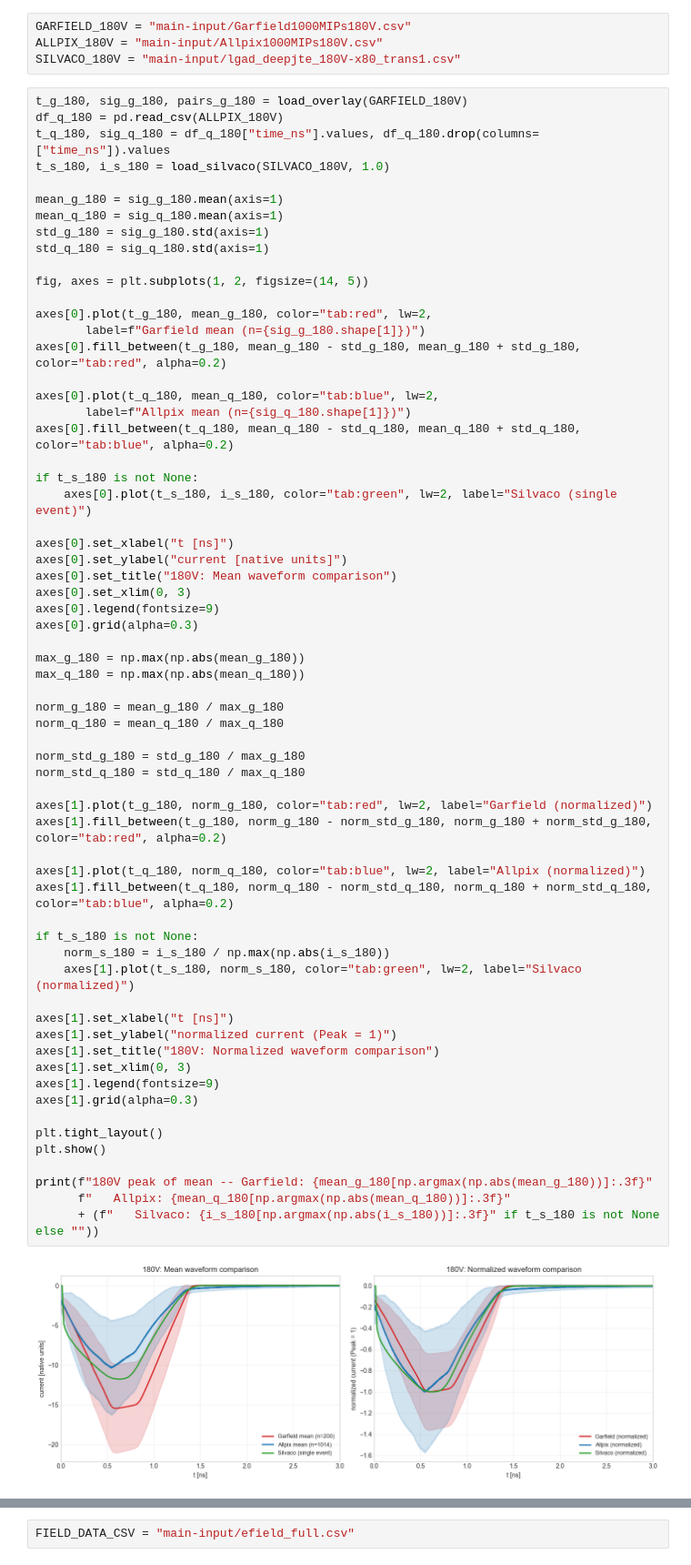
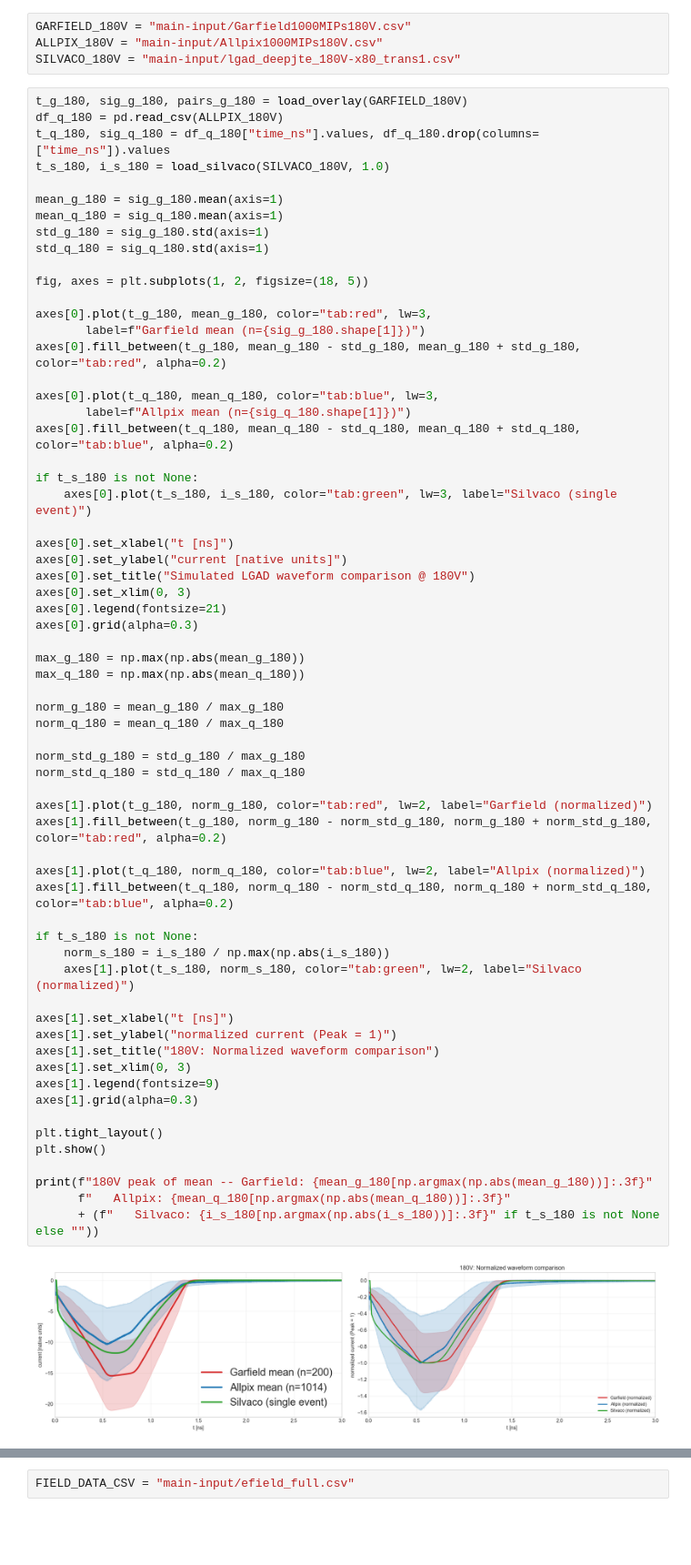
Before and after one commit to ahaines561/Garfieldpp-analysis, a Jupyter notebook: main.ipynb, the cells around one changed output, grey strips where cells are left out. Shown at 91% size. Saved outputs shown, nothing was run; the diff lists cells and outputs as text; blank space fills up the shorter version.

Commit message:
landau plot for 150V and 180V

```diff
--- a/main.ipynb
+++ b/main.ipynb
@@ -261,24 +264,24 @@ mean_q_180 = sig_q_180.mean(axis=1)
 std_g_180 = sig_g_180.std(axis=1)
 std_q_180 = sig_q_180.std(axis=1)
 
-fig, axes = plt.subplots(1, 2, figsize=(14, 5))
+fig, axes = plt.subplots(1, 2, figsize=(18, 5))
 
-axes[0].plot(t_g_180, mean_g_180, color="tab:red", lw=2,
+axes[0].plot(t_g_180, mean_g_180, color="tab:red", lw=3,
        label=f"Garfield mean (n={sig_g_180.shape[1]})")
 axes[0].fill_between(t_g_180, mean_g_180 - std_g_180, mean_g_180 + std_g_180, color="tab:red", alpha=0.2)
 
-axes[0].plot(t_q_180, mean_q_180, color="tab:blue", lw=2,
+axes[0].plot(t_q_180, mean_q_180, color="tab:blue", lw=3,
        label=f"Allpix mean (n={sig_q_180.shape[1]})")
 axes[0].fill_between(t_q_180, mean_q_180 - std_q_180, mean_q_180 + std_q_180, color="tab:blue", alpha=0.2)
 
 if t_s_180 is not None:
-    axes[0].plot(t_s_180, i_s_180, color="tab:green", lw=2, label="Silvaco (single event)")
+    axes[0].plot(t_s_180, i_s_180, color="tab:green", lw=3, label="Silvaco (single event)")
 
 axes[0].set_xlabel("t [ns]")
 axes[0].set_ylabel("current [native units]")
-axes[0].set_title("180V: Mean waveform comparison")
+axes[0].set_title("Simulated LGAD waveform comparison @ 180V")
 axes[0].set_xlim(0, 3)
-axes[0].legend(fontsize=9)
+axes[0].legend(fontsize=21)
 axes[0].grid(alpha=0.3)
 
 max_g_180 = np.max(np.abs(mean_g_180))
@@ -287,34 +290,34 @@ max_q_180 = np.max(np.abs(mean_q_180))
 norm_g_180 = mean_g_180 / max_g_180
 norm_q_180 = mean_q_180 / max_q_180
 
 norm_std_g_180 = std_g_180 / max_g_180
 norm_std_q_180 = std_q_180 / max_q_180
 
 axes[1].plot(t_g_180, norm_g_180, color="tab:red", lw=2, label="Garfield (normalized)")
 axes[1].fill_between(t_g_180, norm_g_180 - norm_std_g_180, norm_g_180 + norm_std_g_180, color="tab:red", alpha=0.2)
 
 axes[1].plot(t_q_180, norm_q_180, color="tab:blue", lw=2, label="Allpix (normalized)")
 axes[1].fill_between(t_q_180, norm_q_180 - norm_std_q_180, norm_q_180 + norm_std_q_180, color="tab:blue", alpha=0.2)
 
 if t_s_180 is not None:
     norm_s_180 = i_s_180 / np.max(np.abs(i_s_180))
     axes[1].plot(t_s_180, norm_s_180, color="tab:green", lw=2, label="Silvaco (normalized)")
 
 axes[1].set_xlabel("t [ns]")
 axes[1].set_ylabel("normalized current (Peak = 1)")
 axes[1].set_title("180V: Normalized waveform comparison")
 axes[1].set_xlim(0, 3)
 axes[1].legend(fontsize=9)
 axes[1].grid(alpha=0.3)
 
 plt.tight_layout()
 plt.show()
 
 print(f"180V peak of mean -- Garfield: {mean_g_180[np.argmax(np.abs(mean_g_180))]:.3f}"
       f"   Allpix: {mean_q_180[np.argmax(np.abs(mean_q_180))]:.3f}"
       + (f"   Silvaco: {i_s_180[np.argmax(np.abs(i_s_180))]:.3f}" if t_s_180 is not None else ""))
 # %% [output]
-[figure, old version]
+[figure, new version]
 180V peak of mean -- Garfield: -15.467   Allpix: -10.355   Silvaco: -11.776
 # %%
 FIELD_DATA_CSV = "main-input/efield_full.csv"
```
Also changed, not shown: parts of 3 cells of this notebook, 6 other files.
